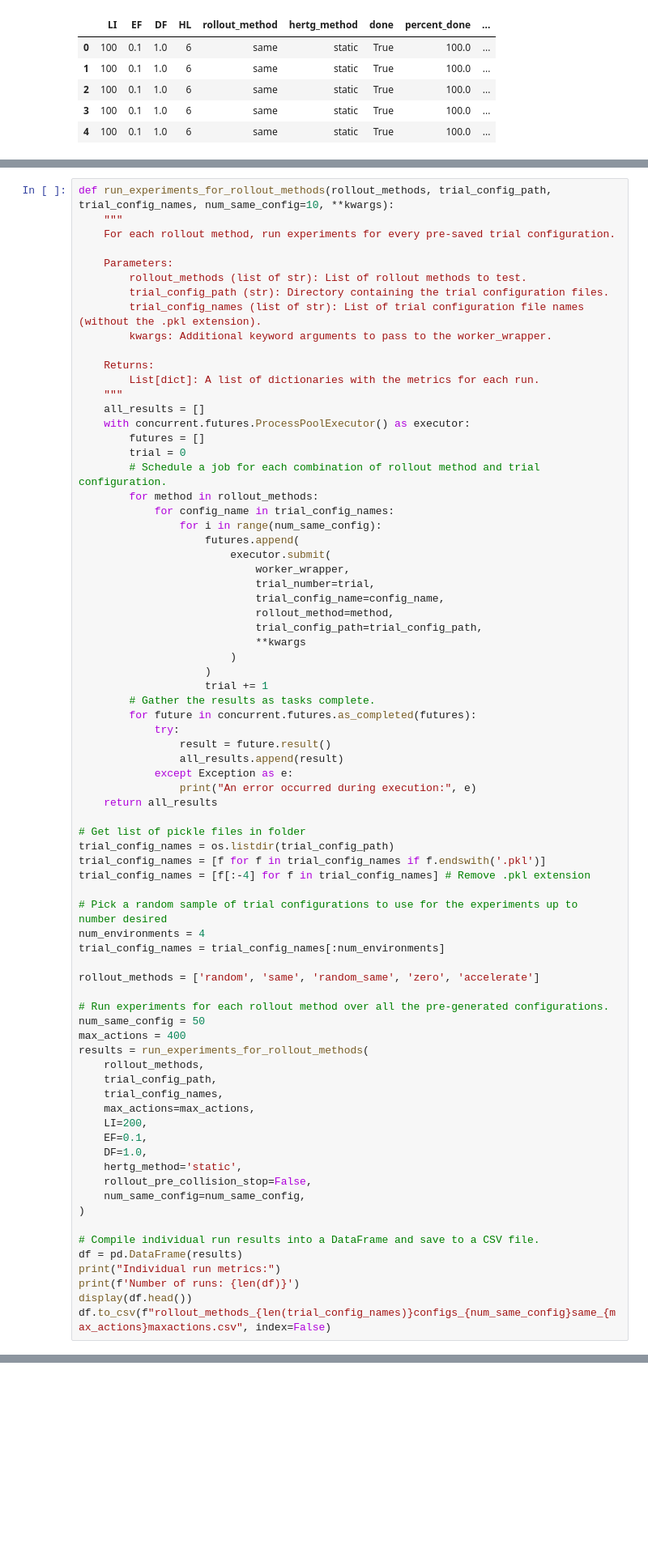
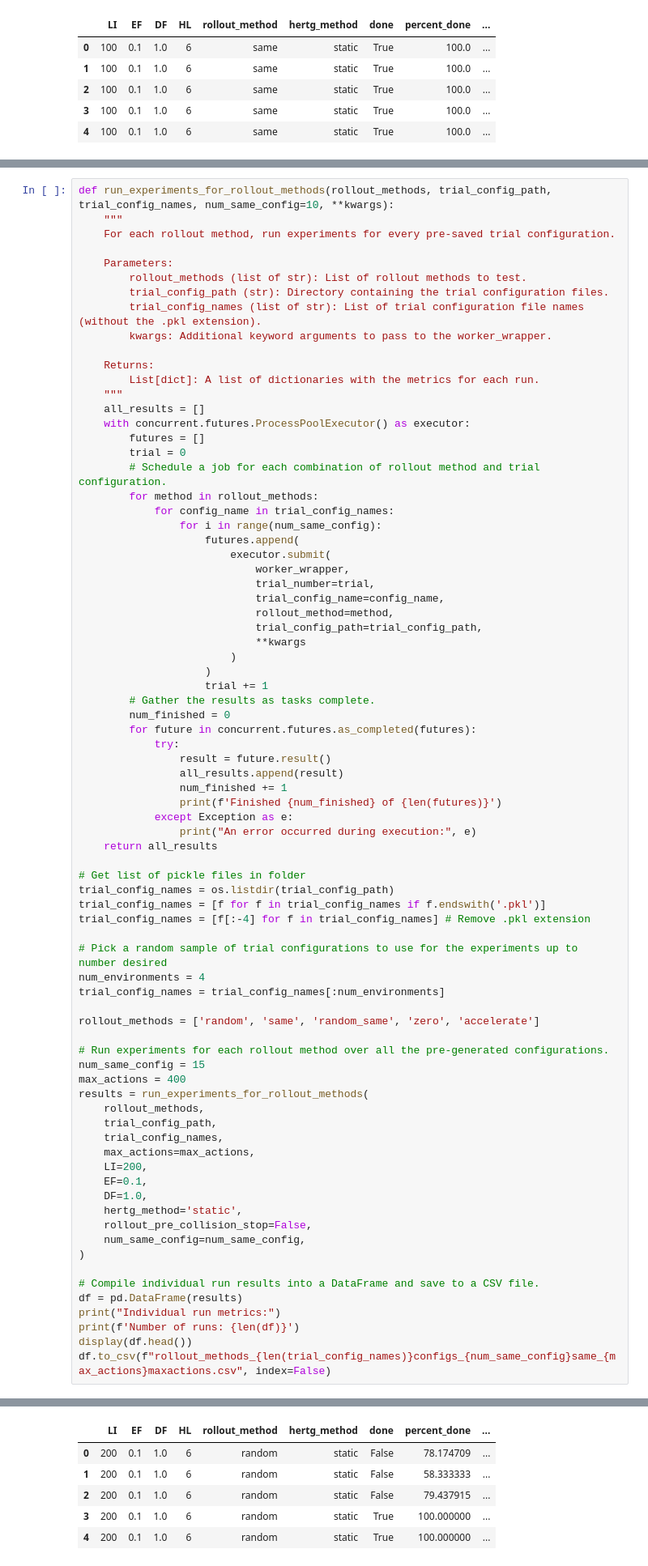
Before and after one commit to ALCarroll24/MeasurementMCTS, a Jupyter notebook: metrics/metrics_testing.ipynb, the cells around one changed output, grey strips where cells are left out. Shown at 81% size. Cells and saved outputs as stored; diff of their text form; blank space fills up the shorter version.

```diff
--- a/metrics/metrics_testing.ipynb
+++ b/metrics/metrics_testing.ipynb
@@ -202,10 +199,13 @@ def run_experiments_for_rollout_methods(rollout_methods, trial_config_path, tria
                     )
                     trial += 1
         # Gather the results as tasks complete.
+        num_finished = 0
         for future in concurrent.futures.as_completed(futures):
             try:
                 result = future.result()
                 all_results.append(result)
+                num_finished += 1
+                print(f'Finished {num_finished} of {len(futures)}')
             except Exception as e:
                 print("An error occurred during execution:", e)
     return all_results
@@ -222,7 +222,7 @@ trial_config_names = trial_config_names[:num_environments]
 rollout_methods = ['random', 'same', 'random_same', 'zero', 'accelerate']
 
 # Run experiments for each rollout method over all the pre-generated configurations.
-num_same_config = 50
+num_same_config = 15
 max_actions = 400
 results = run_experiments_for_rollout_methods(
     rollout_methods,
@@ -306,0 +281,6 @@ Trac
+|  | LI | EF | DF | HL | rollout_method | hertg_method | done | percent_done | ... |
+| 0 | 200 | 0.1 | 1.0 | 6 | random | static | False | 78.174709 | ... |
+| 1 | 200 | 0.1 | 1.0 | 6 | random | static | False | 58.333333 | ... |
+| 2 | 200 | 0.1 | 1.0 | 6 | random | static | False | 79.437915 | ... |
+| 3 | 200 | 0.1 | 1.0 | 6 | random | static | True | 100.000000 | ... |
+| 4 | 200 | 0.1 | 1.0 | 6 | random | static | True | 100.000000 | ... |
```
Also changed, not shown: parts of 6 cells of this notebook, 11 other files.
